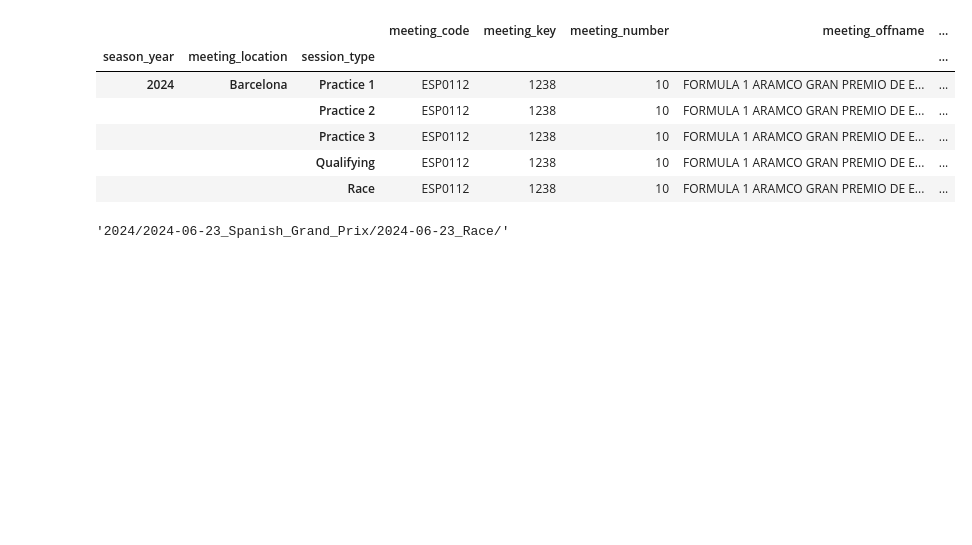
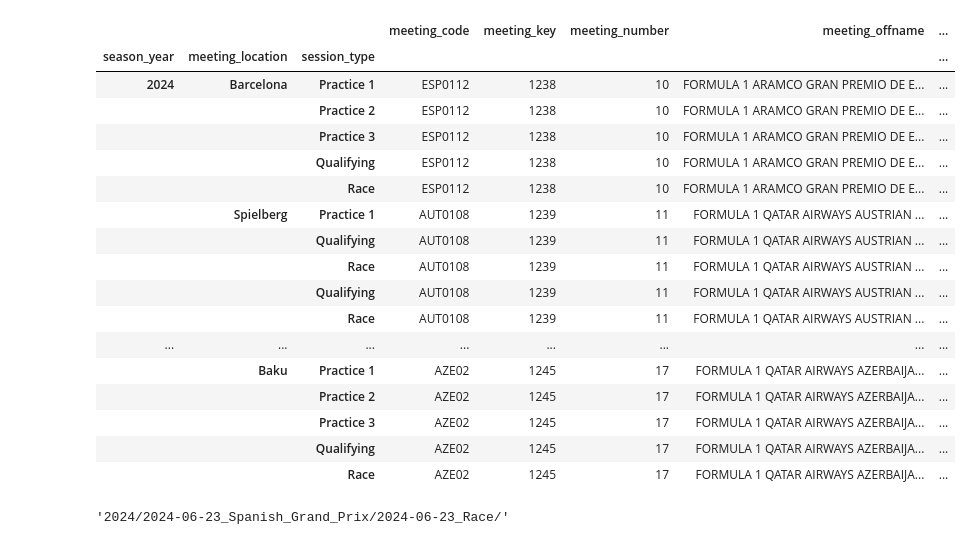
Before and after one commit to GoktugOcal/f1-data-ingestion, a Jupyter notebook: test.ipynb, the cells around one changed output. Cells and saved outputs as stored; diff of their text form; code cells hidden in the pictures; blank space fills up the shorter version.

```diff
--- a/test.ipynb
+++ b/test.ipynb
@@ -2,15 +2,26 @@
 from liveF1Wrapper.events import *
 # %%
 df = get_all_events(2024)
-df.head()
+df
 # %% [output]
 |  |  |  | meeting_code | meeting_key | meeting_number | meeting_offname | ... |
 | season_year | meeting_location | session_type |  |  |  |  | ... |
 | 2024 | Barcelona | Practice 1 | ESP0112 | 1238 | 10 | FORMULA 1 ARAMCO GRAN PREMIO DE E... | ... |
 |  |  | Practice 2 | ESP0112 | 1238 | 10 | FORMULA 1 ARAMCO GRAN PREMIO DE E... | ... |
 |  |  | Practice 3 | ESP0112 | 1238 | 10 | FORMULA 1 ARAMCO GRAN PREMIO DE E... | ... |
 |  |  | Qualifying | ESP0112 | 1238 | 10 | FORMULA 1 ARAMCO GRAN PREMIO DE E... | ... |
 |  |  | Race | ESP0112 | 1238 | 10 | FORMULA 1 ARAMCO GRAN PREMIO DE E... | ... |
+|  | Spielberg | Practice 1 | AUT0108 | 1239 | 11 | FORMULA 1 QATAR AIRWAYS AUSTRIAN ... | ... |
+|  |  | Qualifying | AUT0108 | 1239 | 11 | FORMULA 1 QATAR AIRWAYS AUSTRIAN ... | ... |
+|  |  | Race | AUT0108 | 1239 | 11 | FORMULA 1 QATAR AIRWAYS AUSTRIAN ... | ... |
+|  |  | Qualifying | AUT0108 | 1239 | 11 | FORMULA 1 QATAR AIRWAYS AUSTRIAN ... | ... |
+|  |  | Race | AUT0108 | 1239 | 11 | FORMULA 1 QATAR AIRWAYS AUSTRIAN ... | ... |
+| ... | ... | ... | ... | ... | ... | ... | ... |
+|  | Baku | Practice 1 | AZE02 | 1245 | 17 | FORMULA 1 QATAR AIRWAYS AZERBAIJA... | ... |
+|  |  | Practice 2 | AZE02 | 1245 | 17 | FORMULA 1 QATAR AIRWAYS AZERBAIJA... | ... |
+|  |  | Practice 3 | AZE02 | 1245 | 17 | FORMULA 1 QATAR AIRWAYS AZERBAIJA... | ... |
+|  |  | Qualifying | AZE02 | 1245 | 17 | FORMULA 1 QATAR AIRWAYS AZERBAIJA... | ... |
+|  |  | Race | AZE02 | 1245 | 17 | FORMULA 1 QATAR AIRWAYS AZERBAIJA... | ... |
 # %%
 session_path = select_session(2024,"Barcelona","Race")
 session_path
```
Also changed, not shown: 3 other files.
